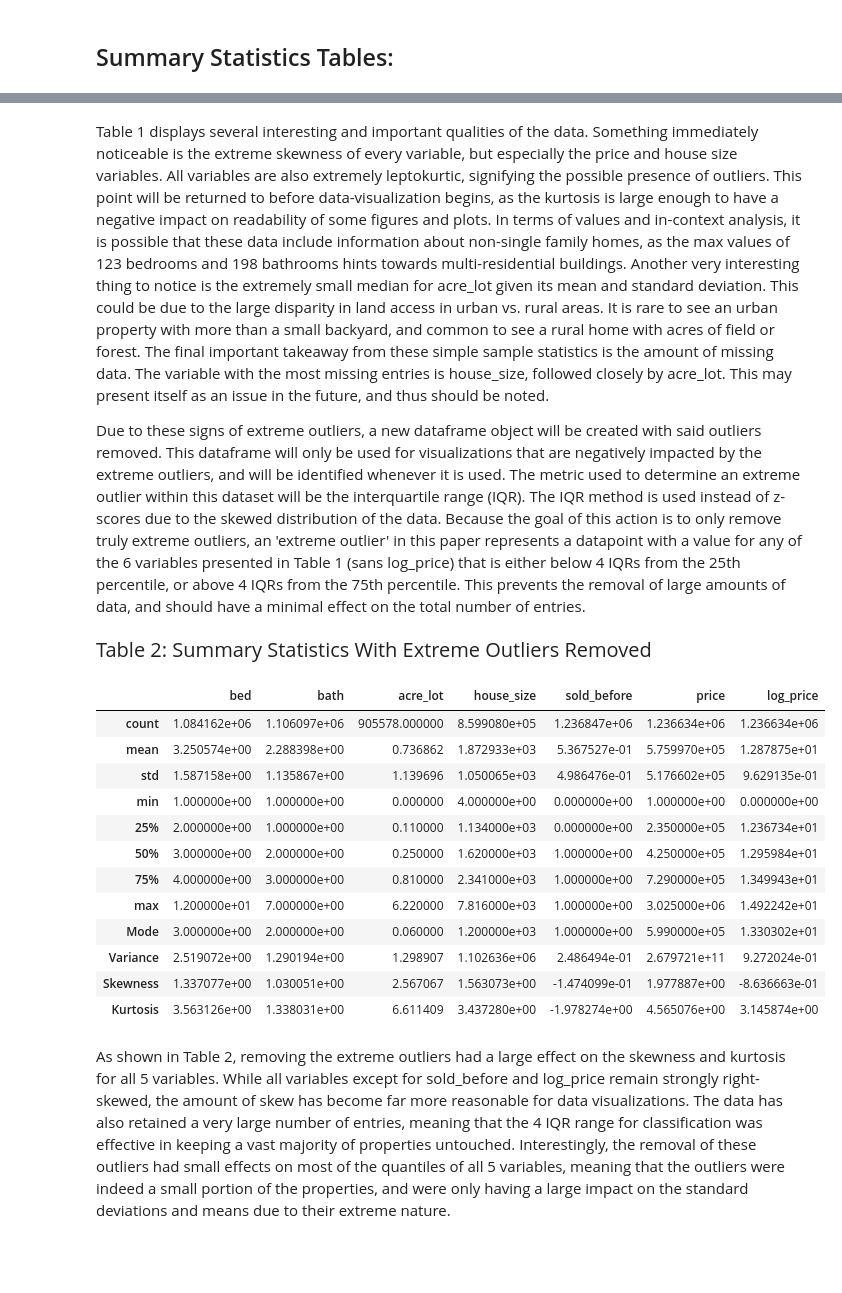
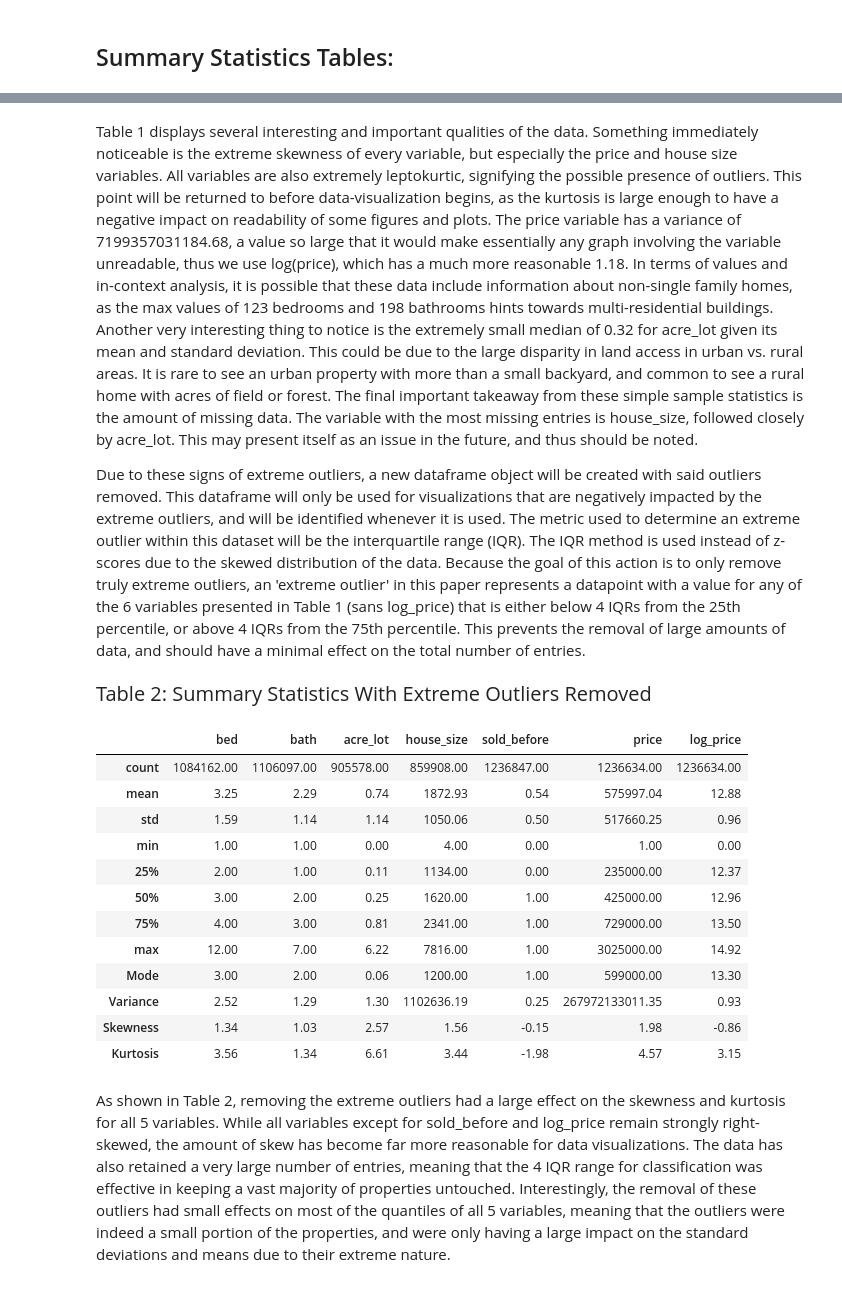
Before and after one commit to ECO225-W2024/project-one-code-S-O-Ahn, a Jupyter notebook: Project 1.ipynb, the cells around one changed output, grey strips where cells are left out. Cells and saved outputs as stored; diff of their text form; code cells hidden in the pictures; blank space fills up the shorter version.

```diff
--- a/Project 1.ipynb
+++ b/Project 1.ipynb
@@ -78,6 +78,7 @@ Dataframe ‘df’ now has 12 columns (not including the index values), and 1401
 # %% [markdown]
 ## Summary Statistics Tables:
 # %%
+pd.options.display.float_format = '{:.2f}'.format
 #printing summary statistics for numerical columns
 def additional_stats(data_fr):
     additional_st ={
@@ -111,42 +112,44 @@ Table 1: Summary Statistics of Data
 # %% [markdown]
-Table 1 displays several interesting and important qualities of the data. Something immediately noticeable is the extreme skewness of every variable, but especially the price and house size variables. All variables are also extremely leptokurtic, signifying the possible presence of outliers. This point will be returned to before data-visualization begins, as the kurtosis is large enough to have a negative impact on readability of some figures and plots. In terms of values and in-context analysis, it is possible that these data include information about non-single family homes, as the max values of 123 bedrooms and 198 bathrooms hints towards multi-residential buildings. Another very interesting thing to notice is the extremely small median for acre_lot given its mean and standard deviation. This could be due to the large disparity in land access in urban vs. rural areas. It is rare to see an urban property with more than a small backyard, and common to see a rural home with acres of field or forest. The final important takeaway from these simple sample statistics is the amount of missing data. The variable with the most missing entries is house_size, followed closely by acre_lot. This may present itself as an issue in the future, and thus should be noted.
+Table 1 displays several interesting and important qualities of the data. Something immediately noticeable is the extreme skewness of every variable, but especially the price and house size variables. All variables are also extremely leptokurtic, signifying the possible presence of outliers. This point will be returned to before data-visualization begins, as the kurtosis is large enough to have a negative impact on readability of some figures and plots. The price variable has a variance of 7199357031184.68, a value so large that it would make essentially any graph involving the variable unreadable, thus we use log(price), which has a much more reasonable 1.18. In terms of values and in-context analysis, it is possible that these data include information about non-single family homes, as the max values of 123 bedrooms and 198 bathrooms hints towards multi-residential buildings. Another very interesting thing to notice is the extremely small median of 0.32 for acre_lot given its mean and standard deviation. This could be due to the large disparity in land access in urban vs. rural areas. It is rare to see an urban property with more than a small backyard, and common to see a rural home with acres of field or forest. The final important takeaway from these simple sample statistics is the amount of missing data. The variable with the most missing entries is house_size, followed closely by acre_lot. This may present itself as an issue in the future, and thus should be noted.
 
 Due to these signs of extreme outliers, a new dataframe object will be created with said outliers removed. This dataframe will only be used for visualizations that are negatively impacted by the extreme outliers, and will be identified whenever it is used. The metric used to determine an extreme outlier within this dataset will be the interquartile range (IQR). The IQR method is used instead of z-scores due to the skewed distribution of the data. Because the goal of this action is to only remove truly extreme outliers, an 'extreme outlier' in this paper represents a datapoint with a value for any of the 6 variables presented in Table 1 (sans log_price) that is either below 4 IQRs from the 25th percentile, or above 4 IQRs from the 75th percentile. This prevents the removal of large amounts of data, and should have a minimal effect on the total number of entries.
 # %%
+pd.options.display.float_format = '{:.2f}'.format
+
 #identifying which variables we would like to remove outliers for
 columns_to_remove_outliers = {'bed','bath','acre_lot','price','house_size'}
 
 #we create a version of our data without extreme outliers for plotting
 data = df.copy()
 
 for column in columns_to_remove_outliers:
     Q1 = df[column].quantile(0.25)
     Q3 = df[column].quantile(0.75)
     IQR = Q3 - Q1
     outliers_iqr = (df[column] < (Q1 - 4 * IQR)) | (df[column] > (Q3 + 4 * IQR))
     data = data.loc[~outliers_iqr]
 
 #printing summary statistics for new cropped data
 summary_stats_no_outliers = pd.concat([data[['bed','bath','acre_lot','house_size','sold_before','price',\
                                              'log_price']].describe(), pd.DataFrame(additional_stats(data)).T])
 
 display(HTML('<div style="font-size: 20px">Table 2: Summary Statistics With Extreme Outliers Removed</div>'))
 display(summary_stats_no_outliers)
 # %% [output]
 Table 2: Summary Statistics With Extreme Outliers Removed
 |  | bed | bath | acre_lot | house_size | sold_before | price | log_price |
-| count | 1.084162e+06 | 1.106097e+06 | 905578.000000 | 8.599080e+05 | 1.236847e+06 | 1.236634e+06 | 1.236634e+06 |
-| mean | 3.250574e+00 | 2.288398e+00 | 0.736862 | 1.872933e+03 | 5.367527e-01 | 5.759970e+05 | 1.287875e+01 |
-| std | 1.587158e+00 | 1.135867e+00 | 1.139696 | 1.050065e+03 | 4.986476e-01 | 5.176602e+05 | 9.629135e-01 |
-| min | 1.000000e+00 | 1.000000e+00 | 0.000000 | 4.000000e+00 | 0.000000e+00 | 1.000000e+00 | 0.000000e+00 |
-| 25% | 2.000000e+00 | 1.000000e+00 | 0.110000 | 1.134000e+03 | 0.000000e+00 | 2.350000e+05 | 1.236734e+01 |
-| 50% | 3.000000e+00 | 2.000000e+00 | 0.250000 | 1.620000e+03 | 1.000000e+00 | 4.250000e+05 | 1.295984e+01 |
-| 75% | 4.000000e+00 | 3.000000e+00 | 0.810000 | 2.341000e+03 | 1.000000e+00 | 7.290000e+05 | 1.349943e+01 |
-| max | 1.200000e+01 | 7.000000e+00 | 6.220000 | 7.816000e+03 | 1.000000e+00 | 3.025000e+06 | 1.492242e+01 |
-| Mode | 3.000000e+00 | 2.000000e+00 | 0.060000 | 1.200000e+03 | 1.000000e+00 | 5.990000e+05 | 1.330302e+01 |
-| Variance | 2.519072e+00 | 1.290194e+00 | 1.298907 | 1.102636e+06 | 2.486494e-01 | 2.679721e+11 | 9.272024e-01 |
-| Skewness | 1.337077e+00 | 1.030051e+00 | 2.567067 | 1.563073e+00 | -1.474099e-01 | 1.977887e+00 | -8.636663e-01 |
-| Kurtosis | 3.563126e+00 | 1.338031e+00 | 6.611409 | 3.437280e+00 | -1.978274e+00 | 4.565076e+00 | 3.145874e+00 |
+| count | 1084162.00 | 1106097.00 | 905578.00 | 859908.00 | 1236847.00 | 1236634.00 | 1236634.00 |
+| mean | 3.25 | 2.29 | 0.74 | 1872.93 | 0.54 | 575997.04 | 12.88 |
+| std | 1.59 | 1.14 | 1.14 | 1050.06 | 0.50 | 517660.25 | 0.96 |
+| min | 1.00 | 1.00 | 0.00 | 4.00 | 0.00 | 1.00 | 0.00 |
+| 25% | 2.00 | 1.00 | 0.11 | 1134.00 | 0.00 | 235000.00 | 12.37 |
+| 50% | 3.00 | 2.00 | 0.25 | 1620.00 | 1.00 | 425000.00 | 12.96 |
+| 75% | 4.00 | 3.00 | 0.81 | 2341.00 | 1.00 | 729000.00 | 13.50 |
+| max | 12.00 | 7.00 | 6.22 | 7816.00 | 1.00 | 3025000.00 | 14.92 |
+| Mode | 3.00 | 2.00 | 0.06 | 1200.00 | 1.00 | 599000.00 | 13.30 |
+| Variance | 2.52 | 1.29 | 1.30 | 1102636.19 | 0.25 | 267972133011.35 | 0.93 |
+| Skewness | 1.34 | 1.03 | 2.57 | 1.56 | -0.15 | 1.98 | -0.86 |
+| Kurtosis | 3.56 | 1.34 | 6.61 | 3.44 | -1.98 | 4.57 | 3.15 |
 # %% [markdown]
 As shown in Table 2, removing the extreme outliers had a large effect on the skewness and kurtosis for all 5 variables. While all variables except for sold_before and log_price remain strongly right-skewed, the amount of skew has become far more reasonable for data visualizations. The data has also retained a very large number of entries, meaning that the 4 IQR range for classification was effective in keeping a vast majority of properties untouched. Interestingly, the removal of these outliers had small effects on most of the quantiles of all 5 variables, meaning that the outliers were indeed a small portion of the properties, and were only having a large impact on the standard deviations and means due to their extreme nature.
 
```
Also changed, not shown: parts of 7 cells of this notebook.
